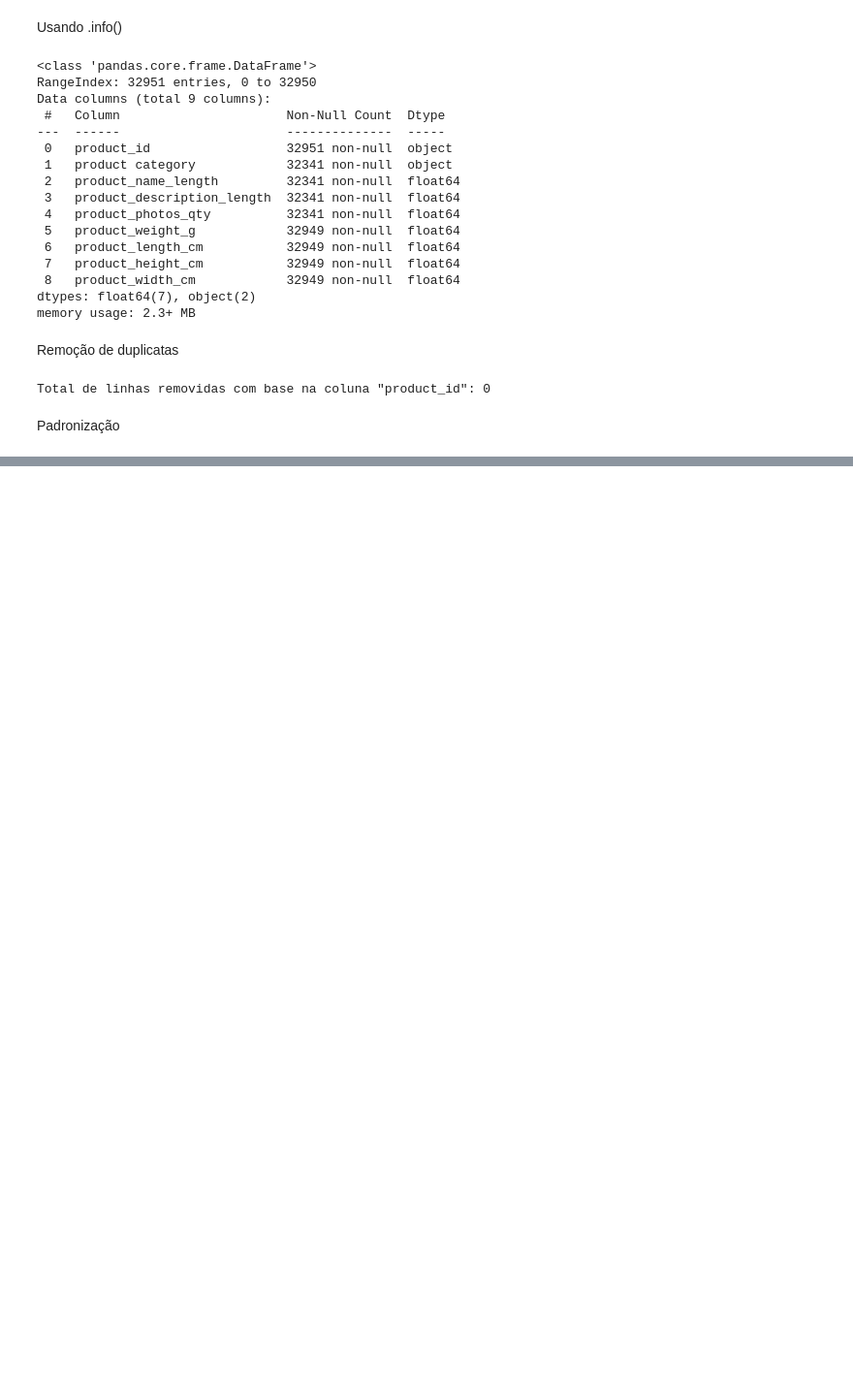
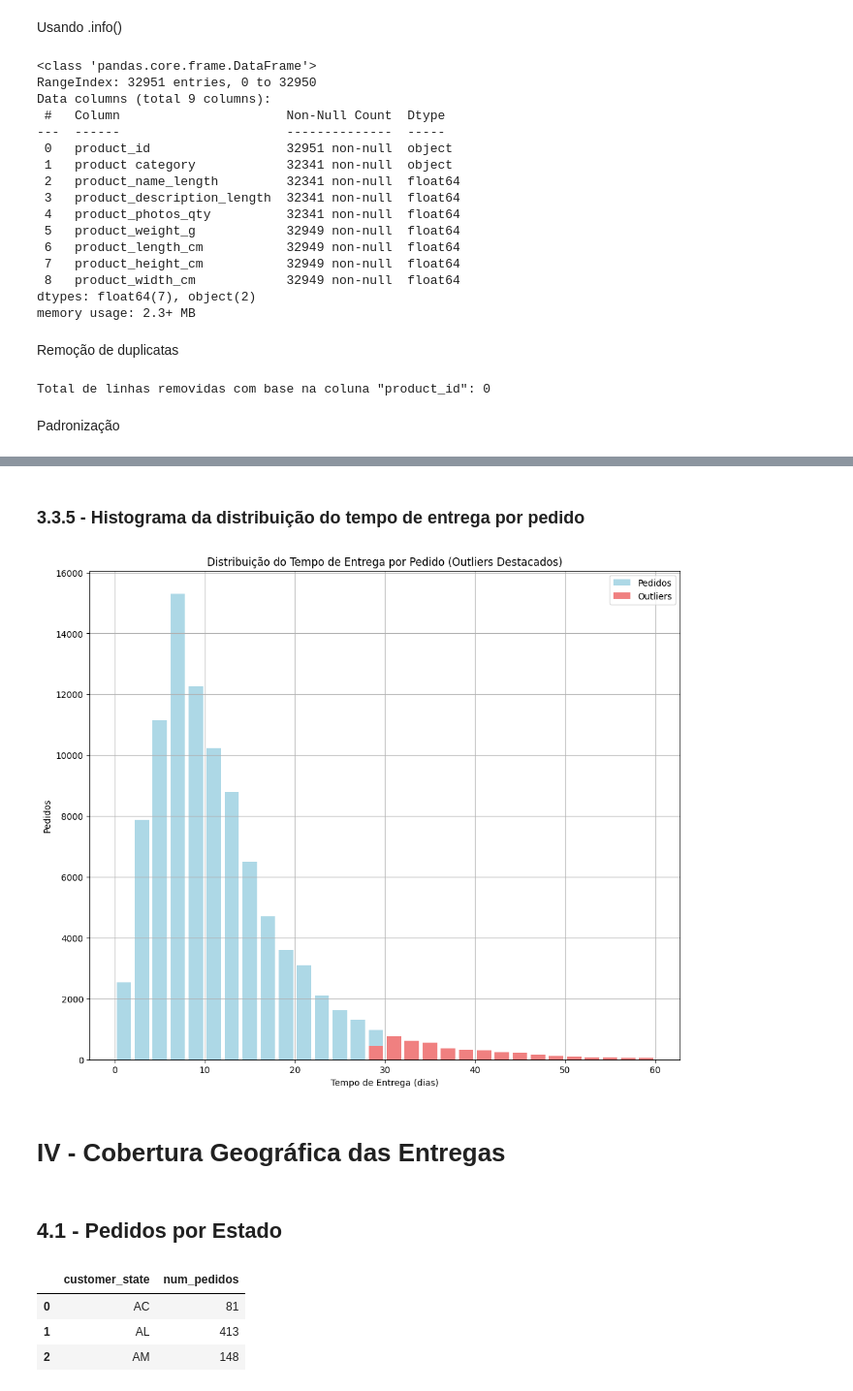
Before and after one commit to datajoedata/e-Commerce-Sales-Analysis-Target-Brazil, a Jupyter notebook: Análise_exploratória_vendas_e_commerce.ipynb, the cells around one changed output, grey strips where cells are left out. Shown at 97% size. Saved outputs shown, nothing was run; the diff lists cells and outputs as text; code cells hidden in the pictures; blank space fills up the shorter version.

```diff
--- a/Análise_exploratória_vendas_e_commerce.ipynb
+++ b/Análise_exploratória_vendas_e_commerce.ipynb
@@ -499,0 +664,34 @@ produtos_df['product category'] = produtos_df['product category'].str.lower().st
+# %% [markdown]
+### 3.3.5 - Histograma da distribuição do tempo de entrega por pedido
+# %%
+# Plota histograma com outliers
+plt.figure(figsize=(12, 10))
+plt.hist(pedidos_df['tempo_entrega'], bins=30, range=(0, 60), rwidth=0.8, color='lightblue', label='Pedidos')
+plt.hist(outliers['tempo_entrega'], bins=30, range=(0, 60), rwidth=0.8, color='lightcoral', label='Outliers')
+
+plt.title('Distribuição do Tempo de Entrega por Pedido (Outliers Destacados)')
+plt.xlabel('Tempo de Entrega (dias)')
+plt.ylabel('Pedidos')
+plt.legend()
+plt.grid(True)
+plt.show()
+# %% [output]
+[figure, added]
+# %% [markdown]
+# IV - Cobertura Geográfica das Entregas
+# %% [markdown]
+## 4.1 - Pedidos por Estado
+# %%
+# Merge entre dados de uf entre pedidos_df e clientes_df
+pedidos_df = pedidos_df.merge(clientes_df[['customer_id', 'customer_state']], on='customer_id', how='left')
+
+# Contar o número de pedidos por estado
+pedidos_por_estado = pedidos_df.groupby('customer_state')['order_id'].count().reset_index(name='num_pedidos')
+
+# Exibir os primeiros resultados
+display(pedidos_por_estado.head(3))
+# %% [output]
+|  | customer_state | num_pedidos |
+| 0 | AC | 81 |
+| 1 | AL | 413 |
+| 2 | AM | 148 |
```
Also changed, not shown: parts of 69 cells of this notebook.
